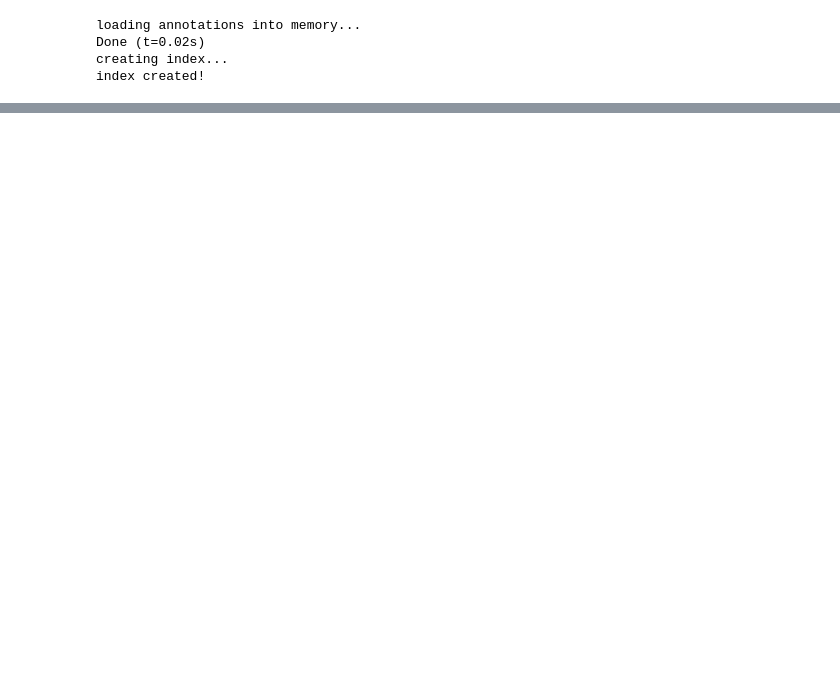
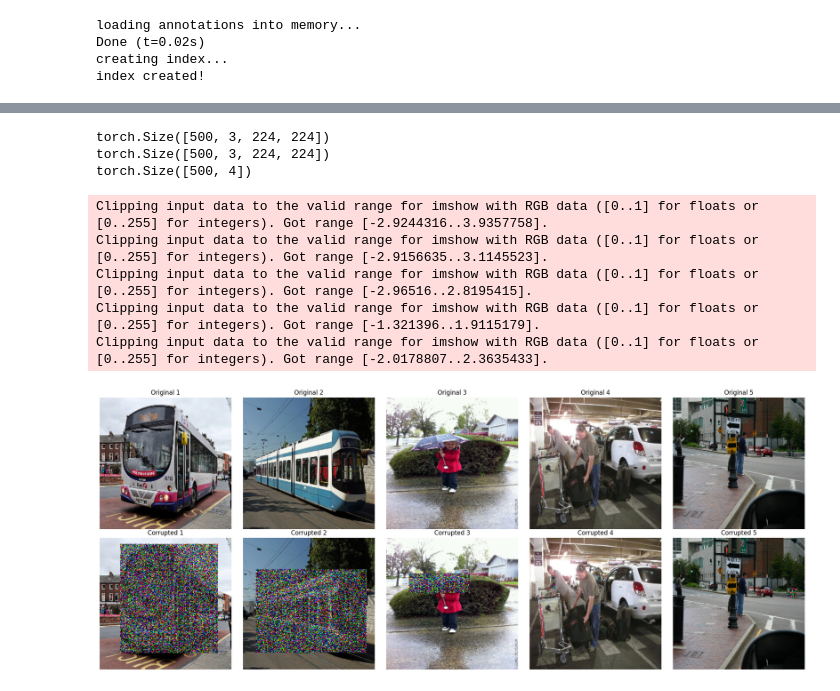
Before and after one commit to rvolkov1/diffusion-prior-analysis, a Jupyter notebook: 0_Unconditional_DDPM.ipynb, the cells around one changed output, grey strips where cells are left out. Drawn from its saved outputs; the diff is of its cells as text; code cells hidden in the pictures; blank space fills up the shorter version.

```diff
--- a/0_Unconditional_DDPM.ipynb
+++ b/0_Unconditional_DDPM.ipynb
@@ -44,7 +19,7 @@ from PIL import Image
 import numpy as np
 
 # Hyperparameter: number of steps to turn clear image to noise
-max_timesteps = 39
+max_timesteps = 200
 
 # Initialize DDPM Scheduler
 noise_scheduler = DDPMScheduler(num_train_timesteps=max_timesteps,
@@ -96,14 +65,7 @@ Directory 'coco_subset_export' already exists; export will be merged with existi
 root = "coco_subset_export/data"
 annFile = "coco_subset_export/labels.json"
 
-transform = transforms.Compose([
-    transforms.Resize((224, 224)),
-    transforms.ToTensor()
-])
-
-dataset = torchvision.datasets.CocoDetection(root=root, annFile=annFile, transform=transform)
-
-dataloader = DataLoader(dataset, batch_size=1, shuffle=False)
+dataset = torchvision.datasets.CocoDetection(root=root, annFile=annFile)
 # %% [output]
 loading annotations into memory...
 Done (t=0.02s)
@@ -253,0 +216,47 @@ print(new_dataset_labels)
+# %%
+print(orig_imgs.size())
+print(masked_imgs.size())
+print(subregions.size())
+# %% [output]
+torch.Size([500, 3, 224, 224])
+torch.Size([500, 3, 224, 224])
+torch.Size([500, 4])
+# %%
+import matplotlib.pyplot as plt
+import torch
+
+def plot_images_side_by_side(ground_truth, mask, num_images=5):
+    num_images = min(num_images, ground_truth.shape[0], mask.shape[0])
+
+    plt.figure(figsize=(4 * num_images, 8))
+
+    for i in range(num_images):
+        # Top row: Ground truth
+        plt.subplot(2, num_images, i + 1)
+        img = ground_truth[i]
+        if img.ndim == 3 and img.shape[0] in [1, 3]:
+            img = img.permute(1, 2, 0)
+        plt.imshow(img.squeeze(), cmap='gray' if img.ndim == 2 or img.shape[-1] == 1 else None)
+        plt.title(f"Original {i+1}")
+        plt.axis('off')
+
+        # Bottom row: Mask
+        plt.subplot(2, num_images, num_images + i + 1)
+        mask_img = mask[i]
+        if mask_img.ndim == 3 and mask_img.shape[0] in [1, 3]:
+            mask_img = mask_img.permute(1, 2, 0)
+        plt.imshow(mask_img.squeeze(), cmap='gray')
+        plt.title(f"Corrupted {i+1}")
+        plt.axis('off')
+
+    plt.tight_layout()
+    plt.show()
+
+plot_images_side_by_side(orig_imgs, masked_imgs)
+# %% [output]
+Clipping input data to the valid range for imshow with RGB data ([0..1] for floats or [0..255] for integers). Got range [-2.9244316..3.9357758].
+Clipping input data to the valid range for imshow with RGB data ([0..1] for floats or [0..255] for integers). Got range [-2.9156635..3.1145523].
+Clipping input data to the valid range for imshow with RGB data ([0..1] for floats or [0..255] for integers). Got range [-2.96516..2.8195415].
+Clipping input data to the valid range for imshow with RGB data ([0..1] for floats or [0..255] for integers). Got range [-1.321396..1.9115179].
+Clipping input data to the valid range for imshow with RGB data ([0..1] for floats or [0..255] for integers). Got range [-2.0178807..2.3635433].
+[figure, added]
```
Also changed, not shown: parts of 9 cells of this notebook, 4 other files.
